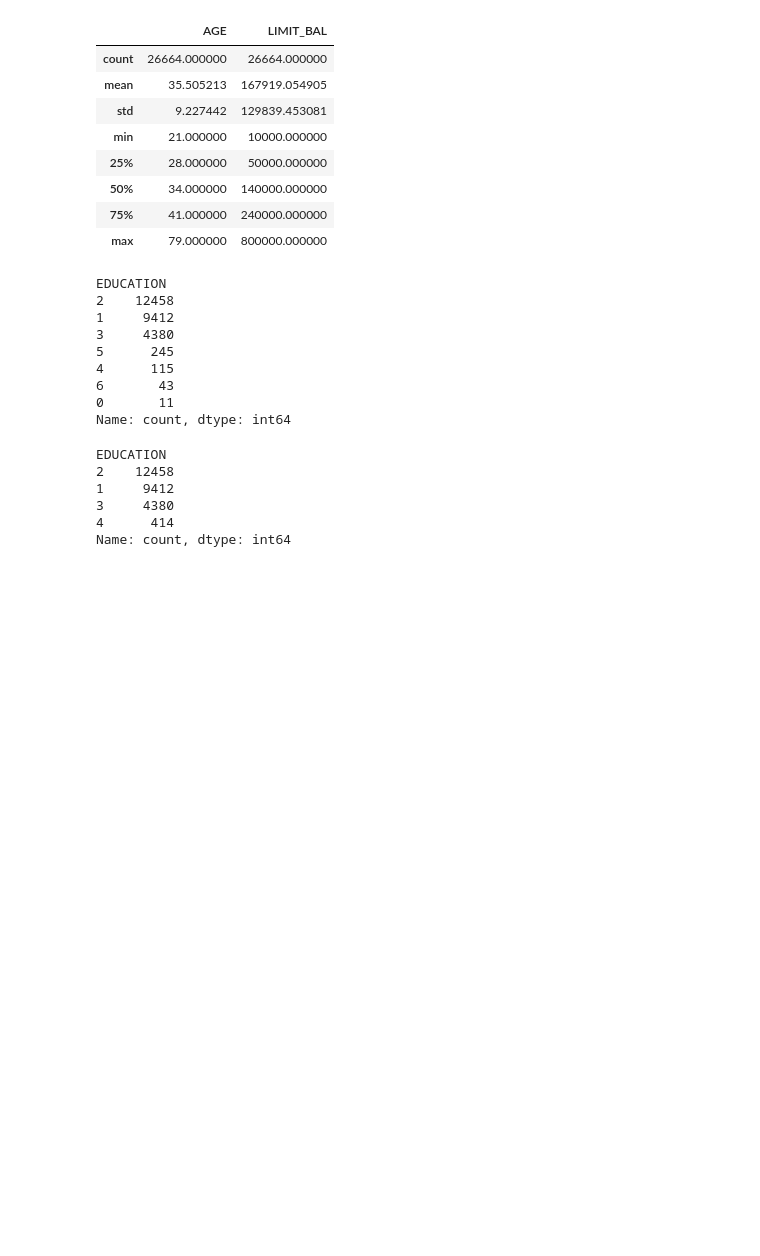
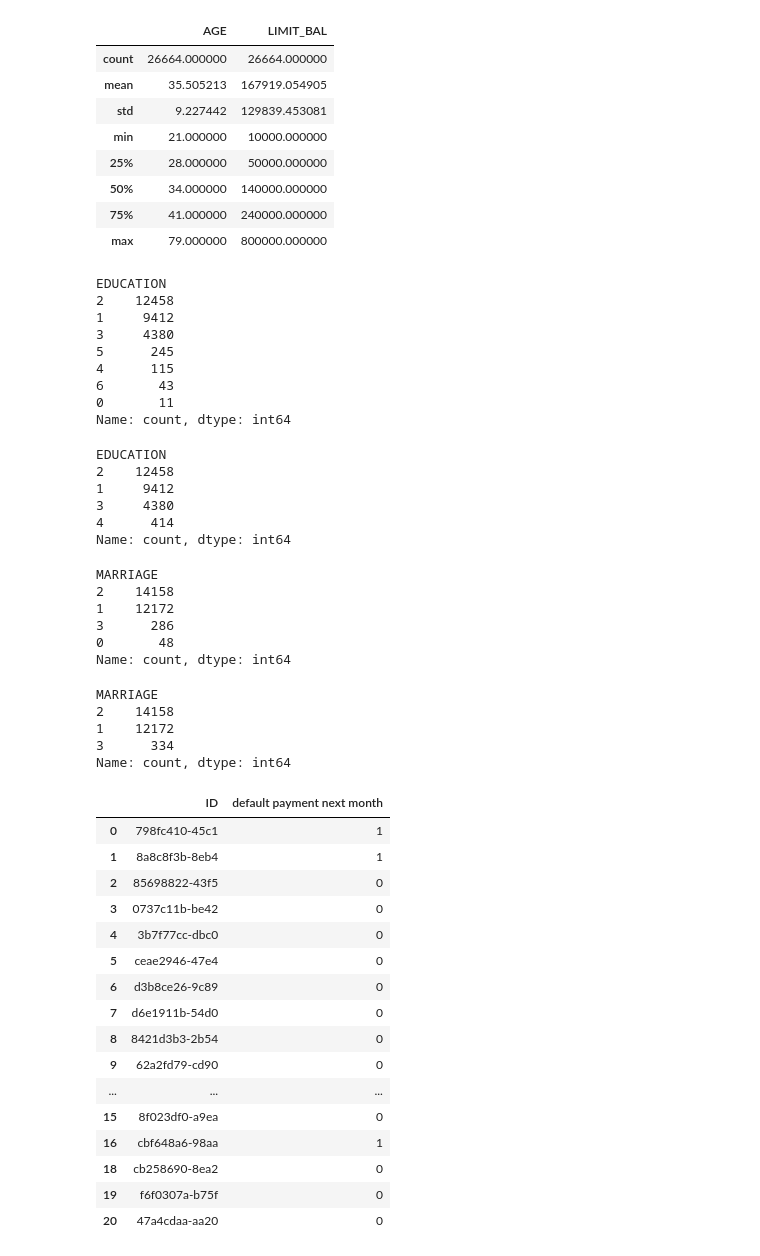
Before and after one commit to asMoises/proj_inadinplencia, a Jupyter notebook: notebooks/analise-inadimp.ipynb, the cells around one changed output. Saved outputs shown, nothing was run; the diff lists cells and outputs as text; code cells hidden in the pictures; blank space fills up the shorter version.

```diff
--- a/notebooks/analise-inadimp.ipynb
+++ b/notebooks/analise-inadimp.ipynb
@@ -543,3 +545,43 @@ EDUCATION
 3     4380
 4      414
 Name: count, dtype: int64
+# %%
+# O zero não está no dicionário de dados.
+df_clean_2['MARRIAGE'].value_counts()
+# %% [output]
+MARRIAGE
+2    14158
+1    12172
+3      286
+0       48
+Name: count, dtype: int64
+# %%
+# Substituindo por 3 = "Outros"
+df_clean_2['MARRIAGE'].replace(to_replace=0,value=3,inplace=True)
+df_clean_2['MARRIAGE'].value_counts()
+# %% [output]
+MARRIAGE
+2    14158
+1    12172
+3      334
+Name: count, dtype: int64
+# %%
+df_clean_2[['ID', 'default payment next month']].head(20)
+# %% [output]
+|  | ID | default payment next month |
+| 0 | 798fc410-45c1 | 1 |
+| 1 | 8a8c8f3b-8eb4 | 1 |
+| 2 | 85698822-43f5 | 0 |
+| 3 | 0737c11b-be42 | 0 |
+| 4 | 3b7f77cc-dbc0 | 0 |
+| 5 | ceae2946-47e4 | 0 |
+| 6 | d3b8ce26-9c89 | 0 |
+| 7 | d6e1911b-54d0 | 0 |
+| 8 | 8421d3b3-2b54 | 0 |
+| 9 | 62a2fd79-cd90 | 0 |
+| ... | ... | ... |
+| 15 | 8f023df0-a9ea | 0 |
+| 16 | cbf648a6-98aa | 1 |
+| 18 | cb258690-8ea2 | 0 |
+| 19 | f6f0307a-b75f | 0 |
+| 20 | 47a4cdaa-aa20 | 0 |
```
Also changed, not shown: parts of 14 cells of this notebook, 1 other file.
